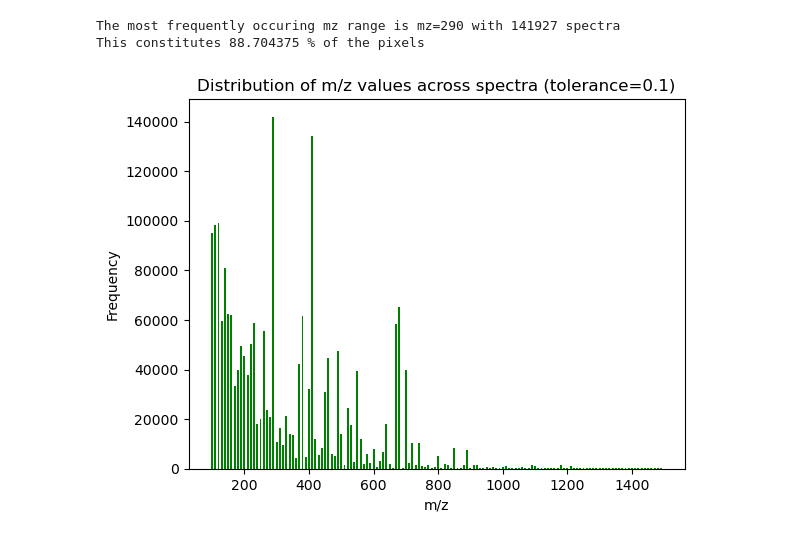
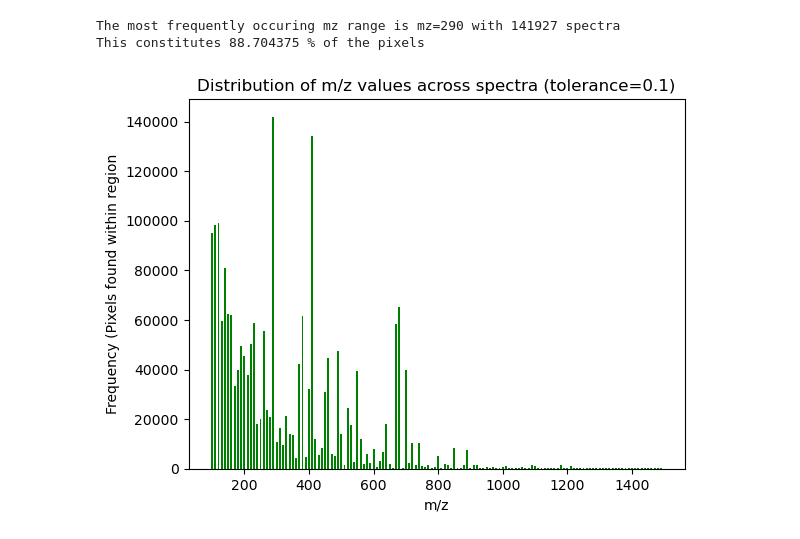
Before and after one commit to Tapiwamaz/HonoursResearch, a Jupyter notebook: DataAnalysis.ipynb, the cells around one changed output. Saved outputs shown, nothing was run; the diff lists cells and outputs as text; code cells hidden in the pictures.

```diff
--- a/DataAnalysis.ipynb
+++ b/DataAnalysis.ipynb
@@ -66,8 +66,8 @@ This constitutes 88.704375 % of the pixels
 # %%
 plt.bar(histogram_data[1:,0], histogram_data[1:,1],width=6,color="g")
 plt.xlabel('m/z')
-plt.ylabel('Frequency')
+plt.ylabel('Frequency (Pixels found within region')
 plt.title(f'Distribution of m/z values across spectra (tolerance={tolerance})')
 plt.show()
 # %% [output]
-[figure, old version]
+[figure, new version]
```
Also changed, not shown: 1 other file.
